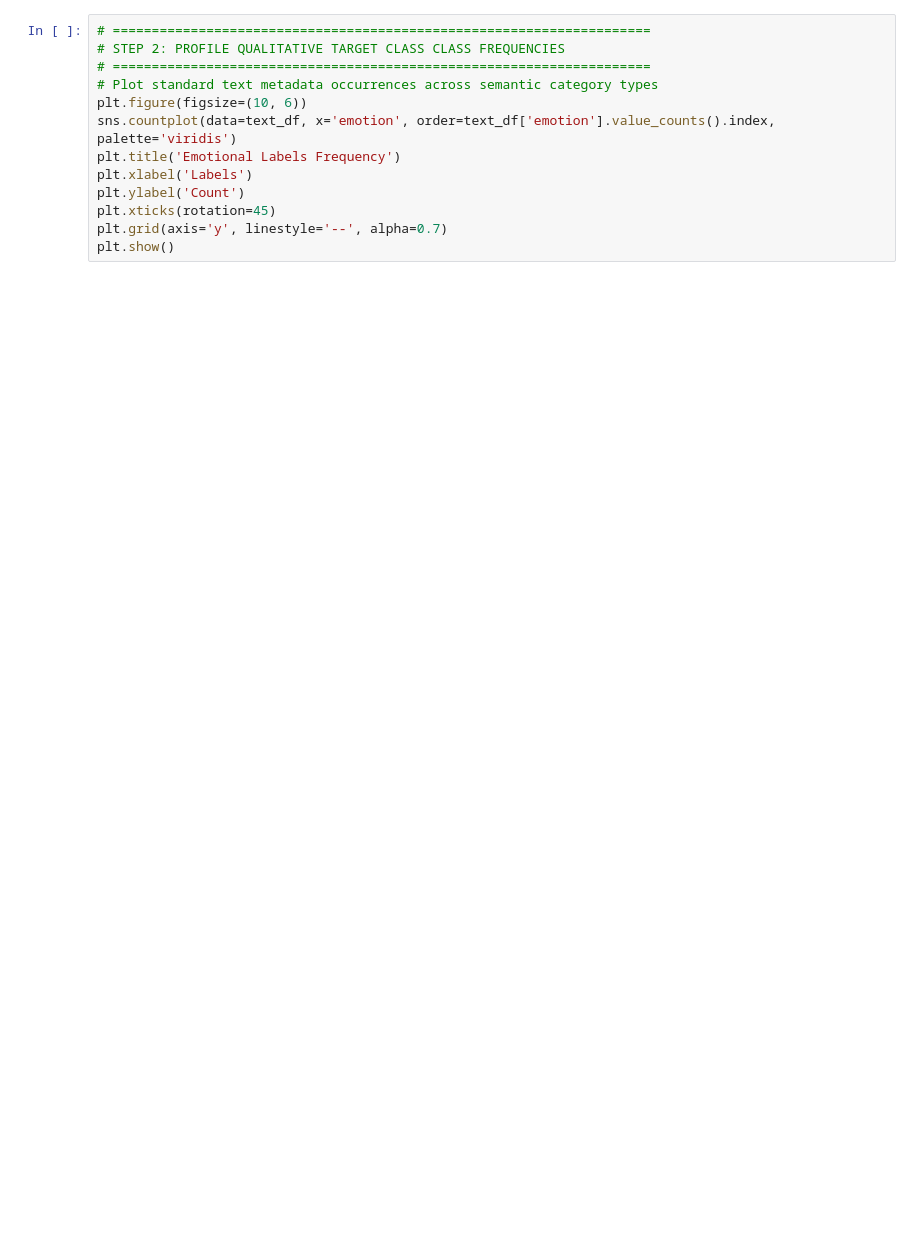
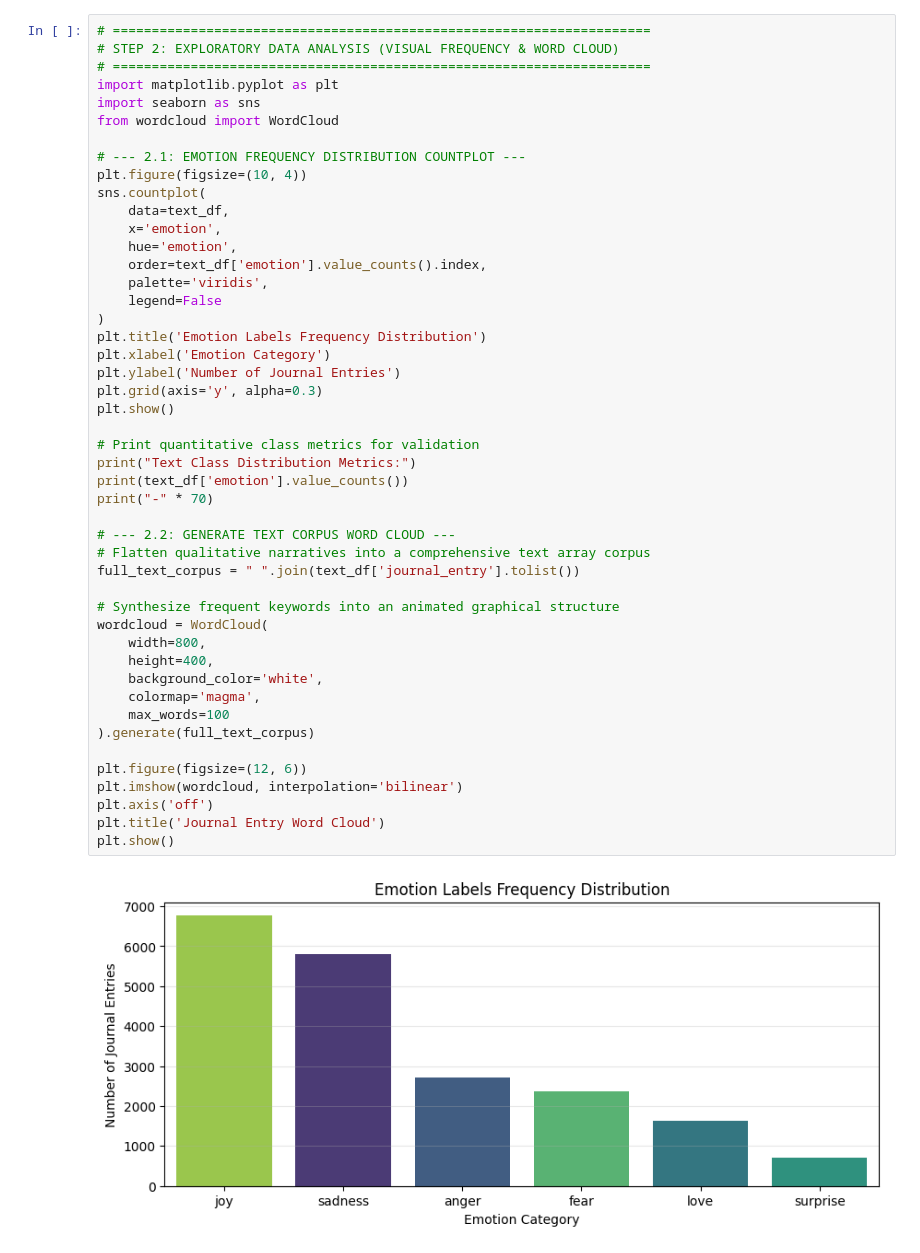
Before and after one commit to noormalik33/ai-mental-health-companion, a Jupyter notebook: notebooks/Journal_Text_Analysis.ipynb, the cells around one changed output. Drawn from its saved outputs; the diff is of its cells as text; blank space fills up the shorter version.

Commit message:
Complete NLP text analysis pipeline notebook and export emotion weights into backend folder

```diff
--- a/notebooks/Journal_Text_Analysis.ipynb
+++ b/notebooks/Journal_Text_Analysis.ipynb
@@ -31,14 +64,49 @@ CRITICAL ERROR: No valid .csv file found in the dataset folder. Please verify th
 # %%
 # =====================================================================
-# STEP 2: PROFILE QUALITATIVE TARGET CLASS CLASS FREQUENCIES
+# STEP 2: EXPLORATORY DATA ANALYSIS (VISUAL FREQUENCY & WORD CLOUD)
 # =====================================================================
-# Plot standard text metadata occurrences across semantic category types
-plt.figure(figsize=(10, 6))
-sns.countplot(data=text_df, x='emotion', order=text_df['emotion'].value_counts().index, palette='viridis')
-plt.title('Emotional Labels Frequency')
-plt.xlabel('Labels')
-plt.ylabel('Count')
-plt.xticks(rotation=45)
-plt.grid(axis='y', linestyle='--', alpha=0.7)
+import matplotlib.pyplot as plt
+import seaborn as sns
+from wordcloud import WordCloud
+
+# --- 2.1: EMOTION FREQUENCY DISTRIBUTION COUNTPLOT ---
+plt.figure(figsize=(10, 4))
+sns.countplot(
+    data=text_df,
+    x='emotion',
+    hue='emotion',
+    order=text_df['emotion'].value_counts().index,
+    palette='viridis',
+    legend=False
+)
+plt.title('Emotion Labels Frequency Distribution')
+plt.xlabel('Emotion Category')
+plt.ylabel('Number of Journal Entries')
+plt.grid(axis='y', alpha=0.3)
 plt.show()
+
+# Print quantitative class metrics for validation
+print("Text Class Distribution Metrics:")
+print(text_df['emotion'].value_counts())
+print("-" * 70)
+
+# --- 2.2: GENERATE TEXT CORPUS WORD CLOUD ---
+# Flatten qualitative narratives into a comprehensive text array corpus
+full_text_corpus = " ".join(text_df['journal_entry'].tolist())
+
+# Synthesize frequent keywords into an animated graphical structure
+wordcloud = WordCloud(
+    width=800,
+    height=400,
+    background_color='white',
+    colormap='magma',
+    max_words=100
+).generate(full_text_corpus)
+
+plt.figure(figsize=(12, 6))
+plt.imshow(wordcloud, interpolation='bilinear')
+plt.axis('off')
+plt.title('Journal Entry Word Cloud')
+plt.show()
 # %% [output]
+[figure, added]
```
Also changed, not shown: parts of 5 cells of this notebook, 2 other files.
